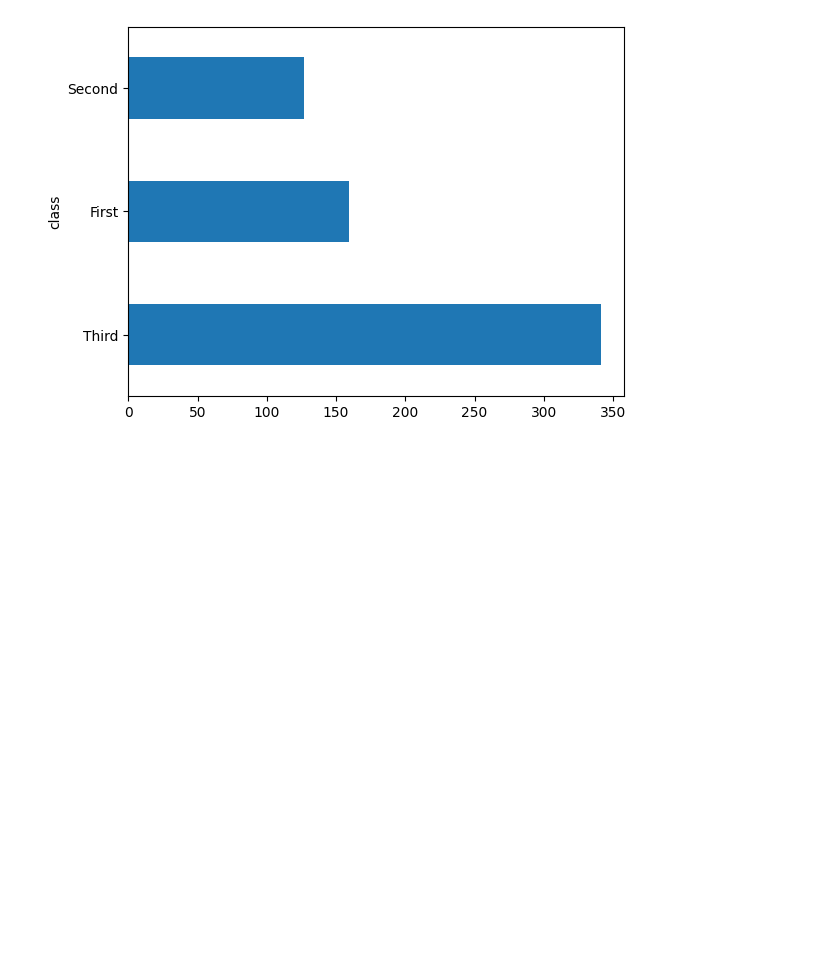
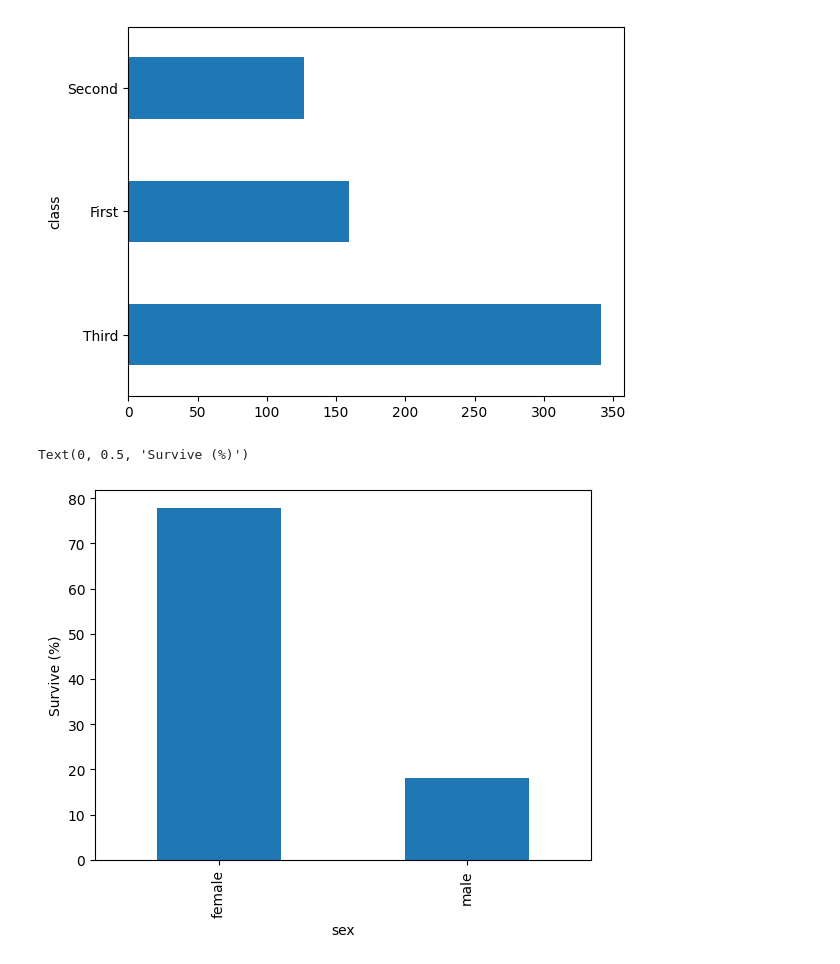
Before and after one commit to Jailtons7/learning-tensorflow, a Jupyter notebook: working_with_titanic_dataset.ipynb, the cells around one changed output. Saved outputs shown, nothing was run; the diff lists cells and outputs as text; code cells hidden in the pictures; blank space fills up the shorter version.

```diff
--- a/working_with_titanic_dataset.ipynb
+++ b/working_with_titanic_dataset.ipynb
@@ -89,3 +90,19 @@ dftrain["class"].value_counts().plot(kind="barh")
 # %% [output]
 <Axes: ylabel='class'>
 [figure]
+# %%
+# we can see tha the percentage of survivers amongst women is a lot higher than
+# amongst men
+(
+    pd
+    .concat([dftrain, y_train], axis=1)
+    .groupby("sex")
+    .survived
+    .mean()
+    .multiply(100)
+    .plot(kind="bar")
+    .set_ylabel("Survive (%)")
+)
+# %% [output]
+Text(0, 0.5, 'Survive (%)')
+[figure, added]
```
Also changed, not shown: parts of 2 cells of this notebook.
